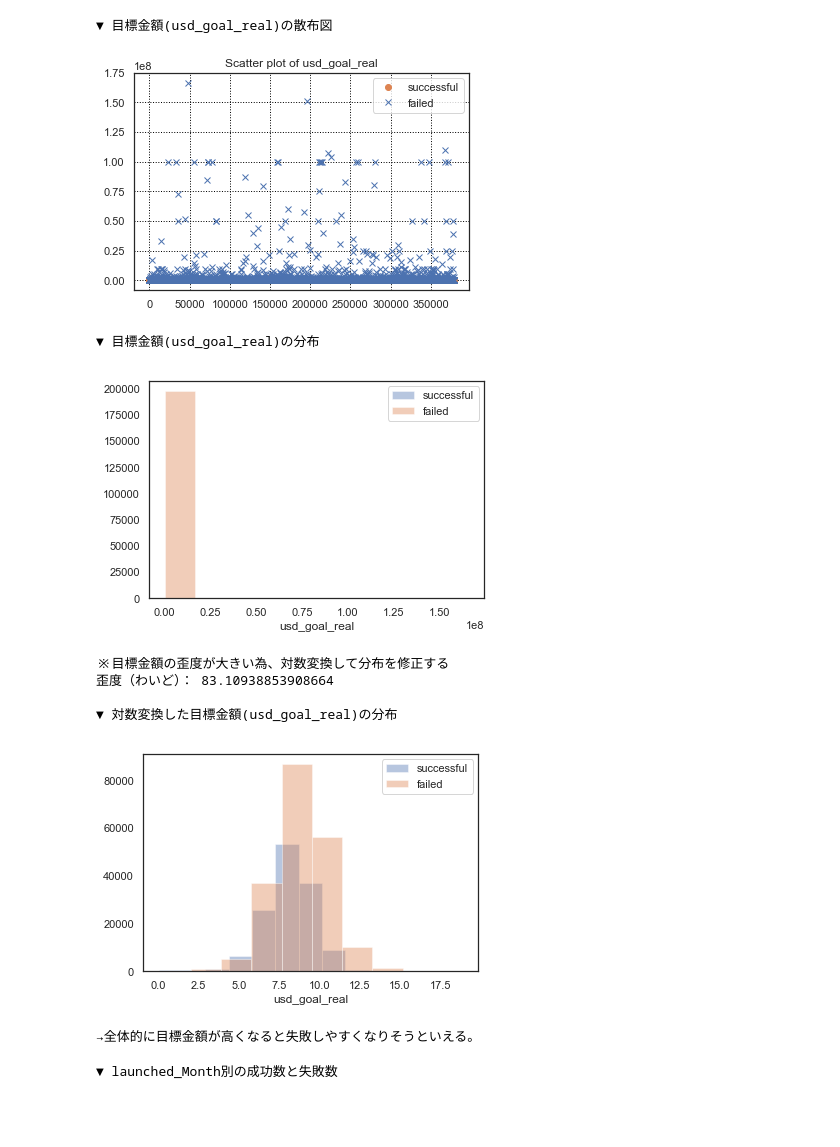
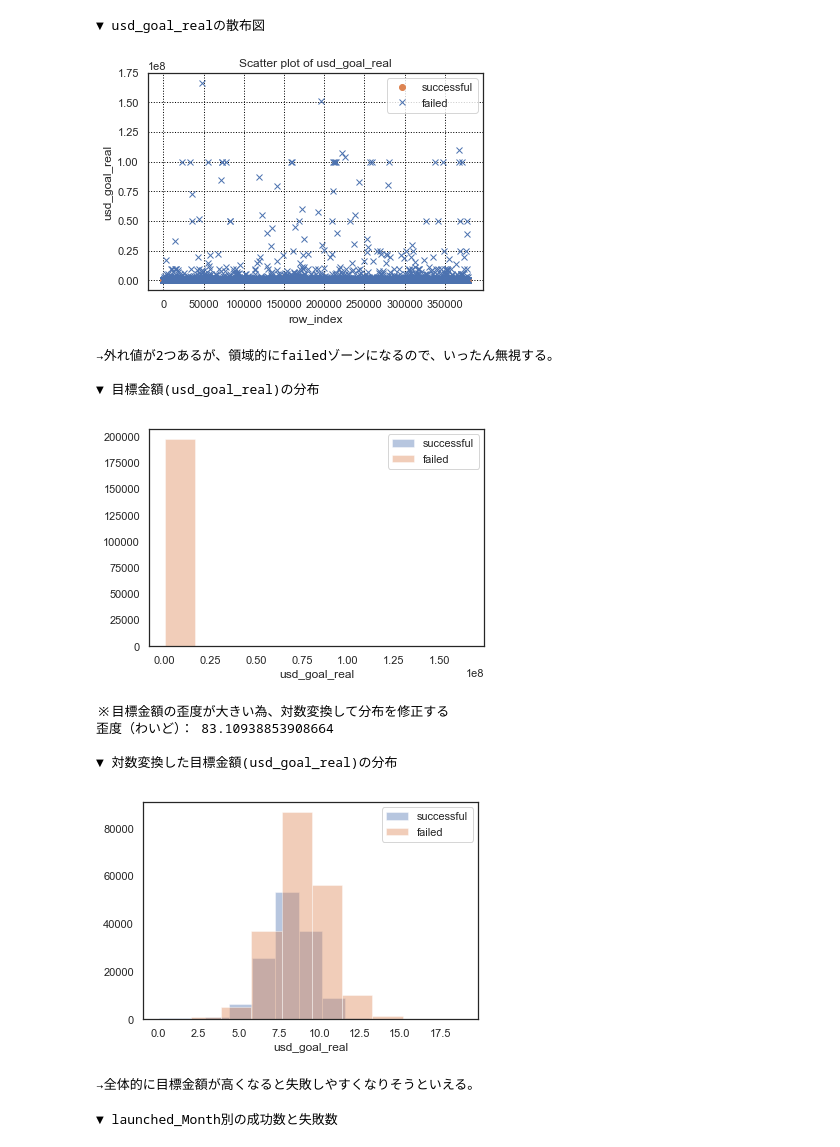
Before and after one commit to arsma12/skillupAI, a Jupyter notebook: Day1_work_長谷川雅代.ipynb, the cells around one changed output. Drawn from its saved outputs; the diff is of its cells as text; code cells hidden in the pictures; blank space fills up the shorter version.

```diff
--- a/Day1_work_長谷川雅代.ipynb
+++ b/Day1_work_長谷川雅代.ipynb
@@ -55,9 +55,29 @@ from sklearn.metrics import accuracy_score, precision_recall_fscore_support, con
 import warnings
 from collections import Counter
 
+
 # ============================================================================
-# 関数：各データの件数を確認するグラフ
-# 引数：データ名,グラフの横幅、縦幅、降順ソート指定
+# 関数：成功と失敗別に散布図を表示するグラフ
+# 引数：データ名,グラフの横幅、縦幅
+# ============================================================================
+def show_scatter_plot(col_name, w, h):
+    print('\n▼ ' + str(col_name) + 'の散布図')
+    plt.figure(figsize=(w,h))
+    data1 = df.query('state == 1') # 成功
+    data2 = df.query('state == 0') # 失敗
+    plt.grid(which='major',color='black',linestyle=':')
+    plt.grid(which='minor',color='black',linestyle=':')
+    plt.plot(data1.index, data1[col_name], 'o', color='C1', label='successful')
+    plt.plot(data2.index, data2[col_name], 'x', color='C0', label='failed')
+    plt.legend(loc='best')
+    plt.ylabel(col_name)
+    plt.xlabel('row_index')
+    plt.title('Scatter plot of ' + str(col_name))
+    plt.show()
+
+# ============================================================================
+# 関数：成功数と失敗数別にカウント表示するグラフ
+# 引数：データ名,グラフの横幅、縦幅
 # ============================================================================
 def show_state_count_plot(col_name, w, h, sort_flg=False):
     plt.figure(figsize=(w,h))
@@ -75,7 +95,7 @@ def show_state_count_plot(col_name, w, h, sort_flg=False):
     plt.show()
 
 # ============================================================================
-# 関数：各データの成功率を確認するグラフ
+# 関数：成功率を棒グラフで比較するグラフ
 # 引数：データ名,グラフの横幅、縦幅、平均値、降順ソート有無
 # ============================================================================
 def show_successrate_barplot(col_name, w, h, baseline, sort_flg=False):
@@ -124,7 +144,7 @@ print('\n▼ 相関係数をヒートマップにして可視化')
 plt.figure(figsize=(4,3))
 sns.heatmap(df.corr(), annot=True, fmt='1.3f')
 plt.show()
-print('→goalを除外して、usd_goal_realを利用する。')
+print('→goalとusd_goal_realは、ほぼ同じなので、goalを除外して、usd_goal_realを利用する。')
 
 # nameの文字数についても検討する。
 df['name_length'] = df['name'].apply(lambda x: len(str(x).replace(' ', '')))
@@ -224,42 +239,35 @@ print('→平均40%の成功率に対して大きく差がでている為、日
 # %%
 # ------------------------------------------------
 # 2-4.目標金額の分布
 # ------------------------------------------------
 # 外れ値がないか散布図で確認
-print('\n▼ 目標金額(usd_goal_real)の散布図')
-plt.figure(figsize=(6,4))
-data1 = df.query('state == 1')
-data2 = df.query('state == 0')
-plt.grid(which='major',color='black',linestyle=':')
-plt.grid(which='minor',color='black',linestyle=':')
-plt.plot(data1.index, data1['usd_goal_real'], 'o', color='C1', label='successful')
-plt.plot(data2.index, data2['usd_goal_real'], 'x', color='C0', label='failed')
-plt.title('Scatter plot of usd_goal_real')
-plt.legend(loc='best')
-plt.show()
+show_scatter_plot('usd_goal_real',6,4)
+print('→外れ値が2つあるが、領域的にfailedゾーンになるので、いったん無視する。')
 
 # 目標金額の分布
 print('\n▼ 目標金額(usd_goal_real)の分布')
 plt.figure(figsize=(6,4))
 sns.distplot(df[df['state']==1]['usd_goal_real'],kde=False,rug=False,bins=10,label='successful')
 sns.distplot(df[df['state']==0]['usd_goal_real'],kde=False,rug=False,bins=10,label='failed')
 plt.legend()
 plt.show()
 
 print('※目標金額の歪度が大きい為、対数変換して分布を修正する')
 print('歪度（わいど）：',df['usd_goal_real'].skew())
 
 print('\n▼ 対数変換した目標金額(usd_goal_real)の分布')
 plt.figure(figsize=(6,4))
 sns.distplot(np.log1p(df[df['state']==1]['usd_goal_real']),kde=False,rug=False,bins=10,label='successful')
 sns.distplot(np.log1p(df[df['state']==0]['usd_goal_real']),kde=False,rug=False,bins=10,label='failed')
 plt.legend()
 plt.show()
 
 print('→全体的に目標金額が高くなると失敗しやすくなりそうといえる。')
 # %% [output]
-▼ 目標金額(usd_goal_real)の散布図
+▼ usd_goal_realの散布図
-[figure, old version]
+[figure, new version]
+→外れ値が2つあるが、領域的にfailedゾーンになるので、いったん無視する。
+
 ▼ 目標金額(usd_goal_real)の分布
 [figure]
 ※目標金額の歪度が大きい為、対数変換して分布を修正する
```
Also changed, not shown: parts of 8 cells of this notebook.
